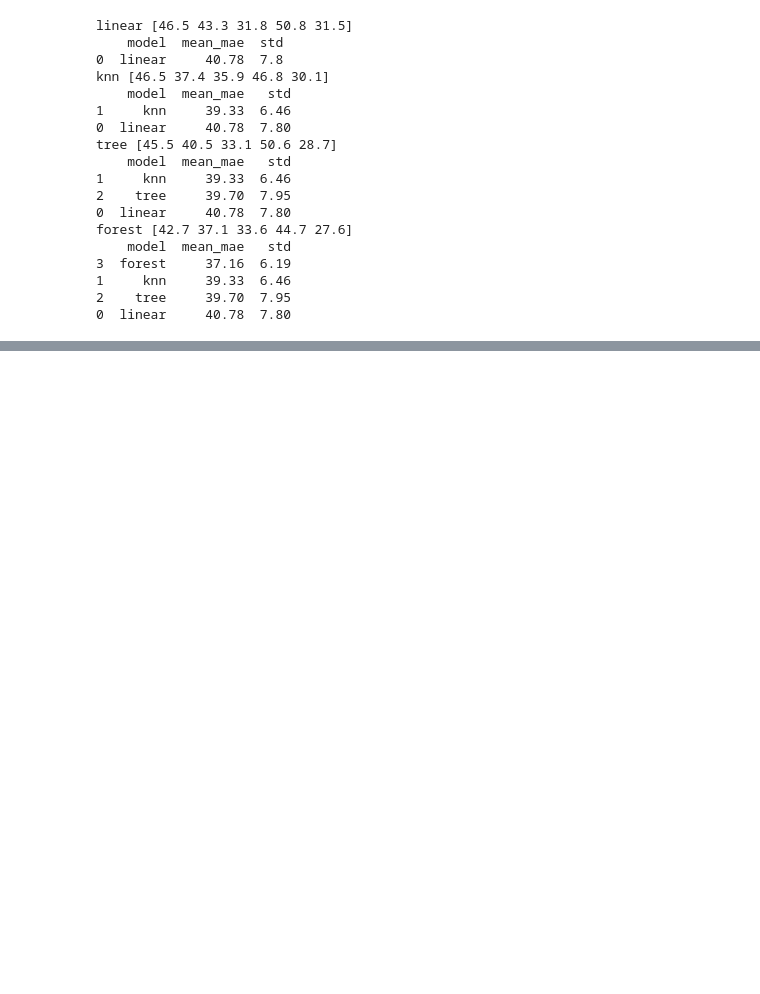
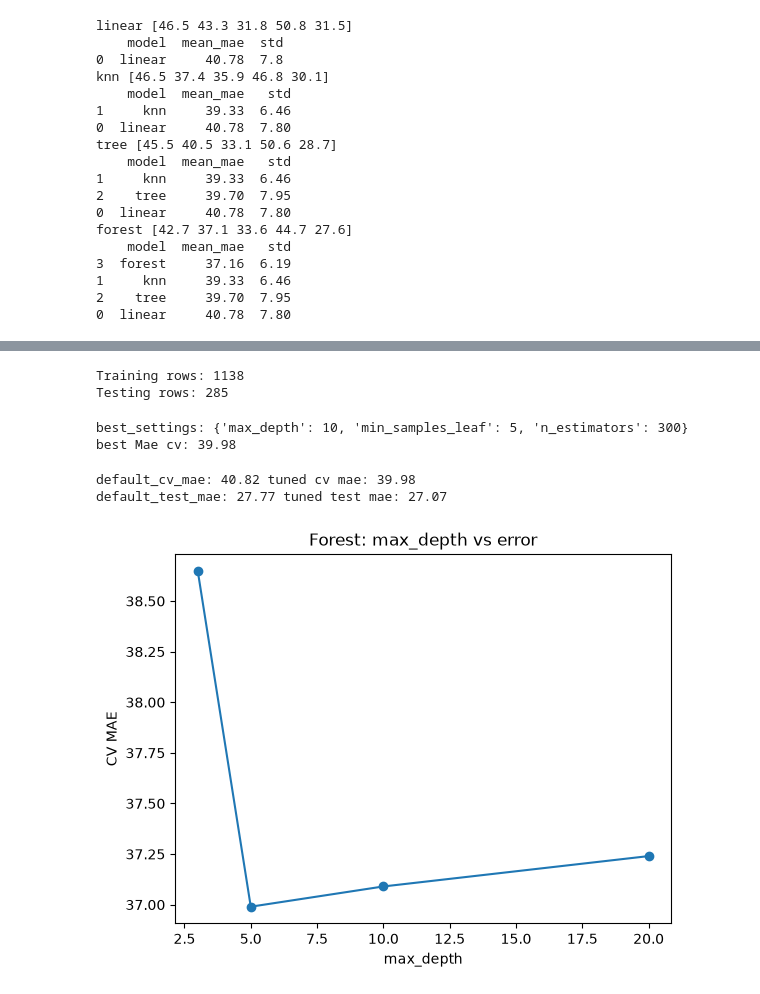
Before and after one commit to faadikhan958-ai/ML-Journey, a Jupyter notebook: big-projects/lahore-aqi-prediction/lahore_aqi_prediction.ipynb, the cells around one changed output, grey strips where cells are left out. Saved outputs shown, nothing was run; the diff lists cells and outputs as text; code cells hidden in the pictures; blank space fills up the shorter version.

Commit message:
Day 39: AQI hyperparameter tuning with GridSearchCV and hidden test set

```diff
--- a/big-projects/lahore-aqi-prediction/lahore_aqi_prediction.ipynb
+++ b/big-projects/lahore-aqi-prediction/lahore_aqi_prediction.ipynb
@@ -571,0 +633,74 @@ forest [42.7 37.1 33.6 44.7 27.6]
+# %%
+df_sorted = df.sort_values('date').reset_index(drop=True)
+
+features = [
+    'max_temp_f', 'avg_temp_f', 'min_temp_f',
+    'max_dew_point_f', 'avg_dew_point_f', 'min_dew_point_f',
+    'max_humidity_percent', 'avg_humidity_percent', 'min_humidity_percent',
+    'max_wind_speed_mph', 'avg_wind_speed_mph', 'min_wind_speed_mph',
+    'max_pressure_in', 'avg_pressure_in', 'min_pressure_in',
+    'month', 'range_temp', 'range_humidity', 'is_winter',
+]
+
+cut = int(len(df_sorted) * 0.8)
+
+train = df_sorted.iloc[:cut]
+test = df_sorted.iloc[cut:]
+
+x_train = train[features]
+y_train = train['aqi_pm2.5']
+
+x_test = test[features]
+y_test = test['aqi_pm2.5']
+
+print("Training rows:", len(x_train))
+print("Testing rows:", len(x_test))
+# %% [output]
+Training rows: 1138
+Testing rows: 285
+# %%
+
+from sklearn.model_selection import GridSearchCV
+grid={
+    'n_estimators':[100,300],
+    'max_depth':[5,10,None],
+    'min_samples_leaf':[1,5,10],
+    }
+search=GridSearchCV(
+     RandomForestRegressor(random_state=42),
+     grid,
+     cv=5,
+     scoring='neg_mean_absolute_error',
+)
+search.fit(x_train,y_train)
+print('best_settings:',search.best_params_)
+print('best Mae cv:',round(-search.best_score_,2))
+# %% [output]
+best_settings: {'max_depth': 10, 'min_samples_leaf': 5, 'n_estimators': 300}
+best Mae cv: 39.98
+# %%
+best_model=search.best_estimator_
+tuned_test=mean_absolute_error(y_test,best_model.predict(x_test))
+default_model=RandomForestRegressor(n_estimators=100,random_state=42)
+default_model.fit(x_train,y_train)
+default_test=mean_absolute_error(y_test,default_model.predict(x_test))
+default_scores=cross_val_score(default_model,x_train,y_train,cv=5,scoring='neg_mean_absolute_error')
+default_cv=-default_scores.mean()
+print('default_cv_mae:',round(default_cv,2),'tuned cv mae:',round(-search.best_score_,2))
+print('default_test_mae:',round(default_test,2),'tuned test mae:',round(tuned_test,2))
+# %% [output]
+default_cv_mae: 40.82 tuned cv mae: 39.98
+default_test_mae: 27.77 tuned test mae: 27.07
+# %%
+import matplotlib.pyplot as plt
+
+depths = [3, 5, 10, 20]
+maes = [38.65, 36.99, 37.09, 37.24]
+
+plt.plot(depths, maes, marker='o')
+plt.xlabel('max_depth')
+plt.ylabel('CV MAE')
+plt.title('Forest: max_depth vs error')
+plt.show()
+# %% [output]
+[figure, added]
```
Also changed, not shown: parts of 8 cells of this notebook, 2 other files.
